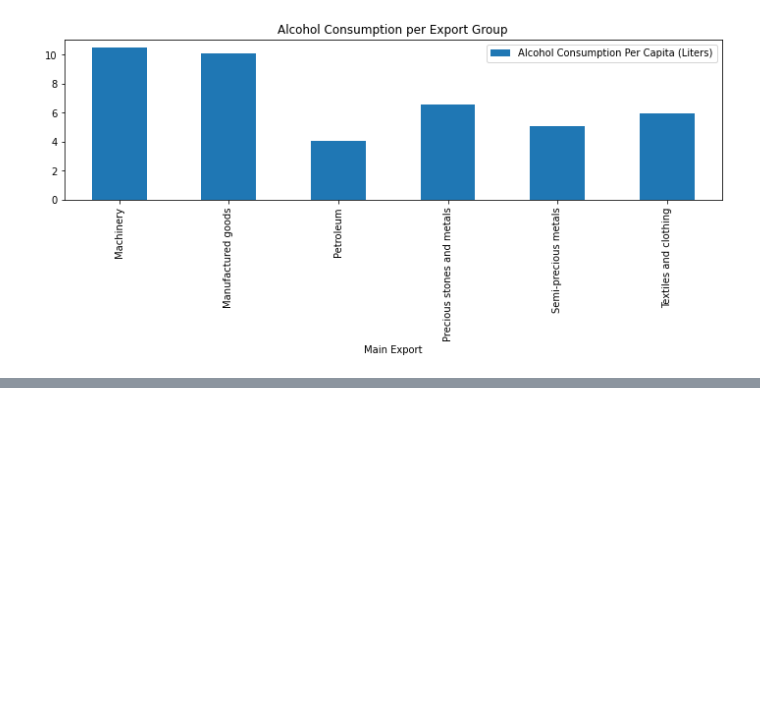
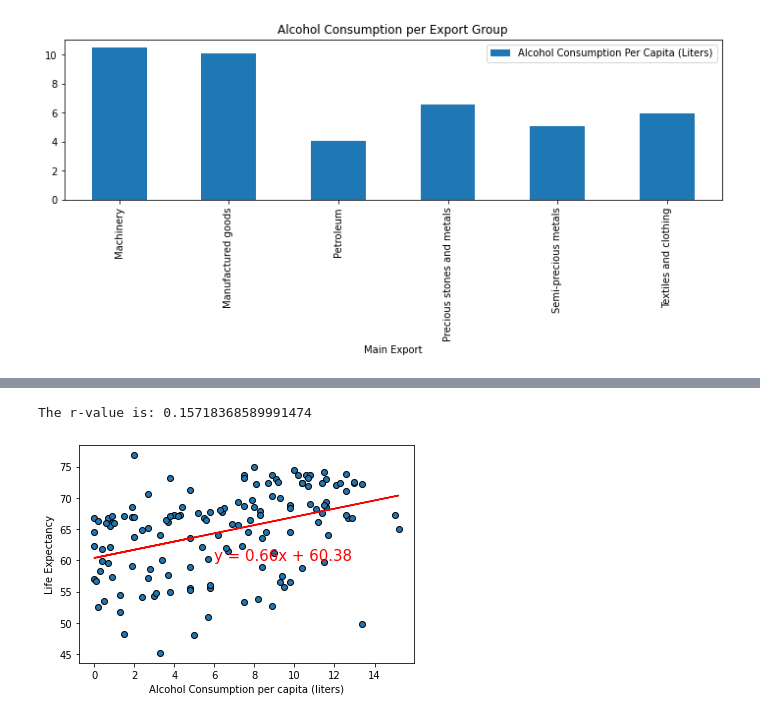
Before and after one commit to reccleston/data-analysis-project-1, a Jupyter notebook: nadia/project_work_2021.ipynb, the cells around one changed output, grey strips where cells are left out. Drawn from its saved outputs; the diff is of its cells as text; code cells hidden in the pictures; blank space fills up the shorter version.

```diff
--- a/nadia/project_work_2021.ipynb
+++ b/nadia/project_work_2021.ipynb
@@ -220,0 +229,7 @@ plt.show()
+# %%
+x_values=gdp_and_life_expectancy_df['Alcohol Consumption Per Capita (Liters)']
+y_values=gdp_and_life_expectancy_df['Life Expectancy']
+plot_linear_regression(x_values,y_values,'Life Expectancy',(6,60))
+# %% [output]
+The r-value is: 0.15718368589991474
+[figure, added]
```
Also changed, not shown: parts of 15 cells of this notebook, 2 other files.
